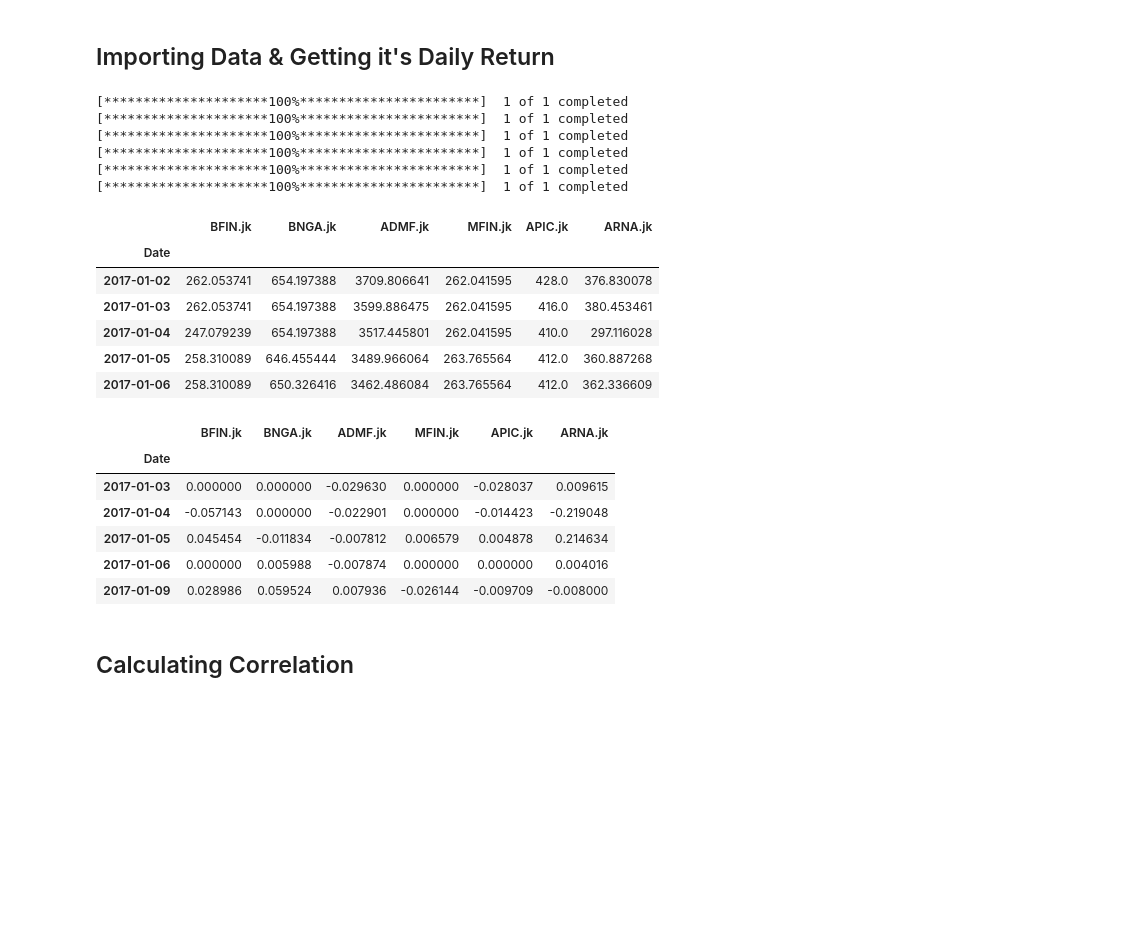
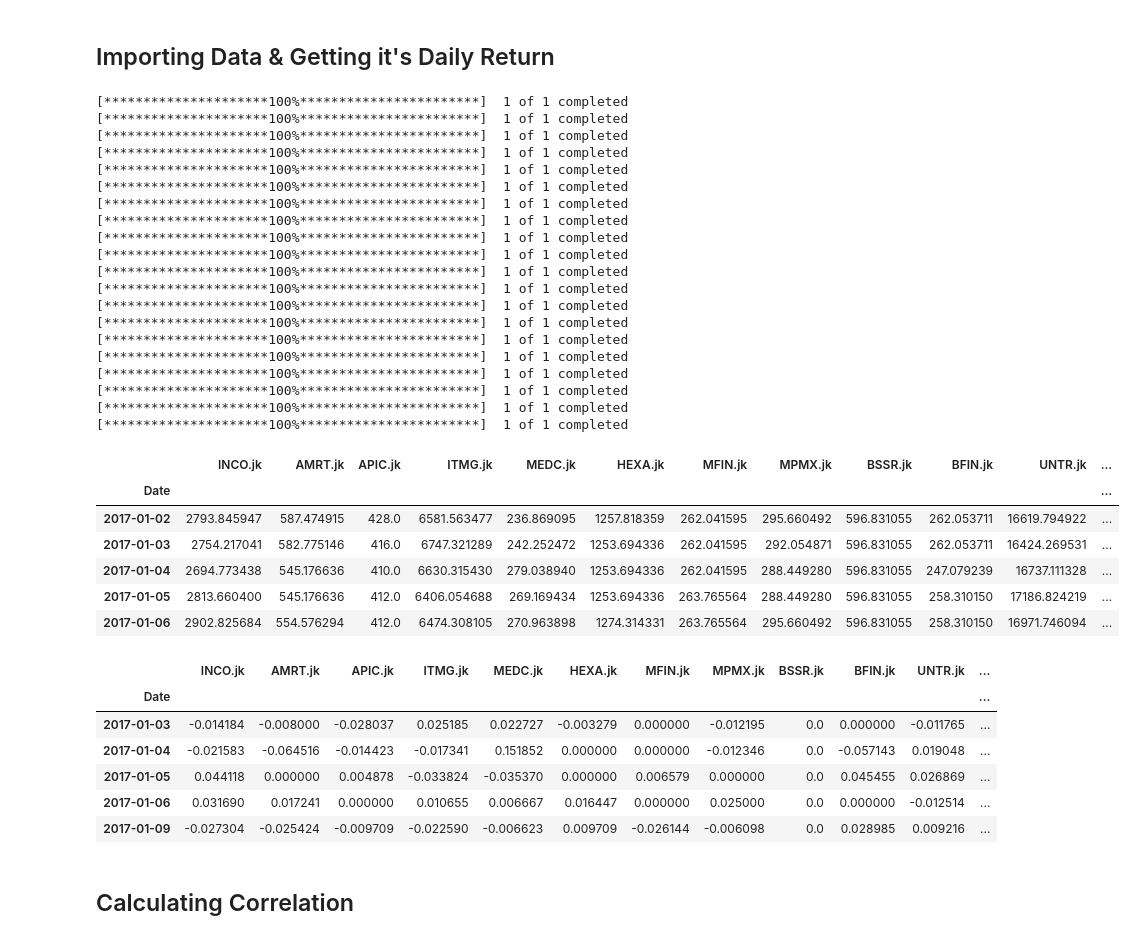
Before and after one commit to teguharia172/morgan, a Jupyter notebook: course/risk_covariance_correlation/calculating_correlation.ipynb, the cells around one changed output. Cells and saved outputs as stored; diff of their text form; code cells hidden in the pictures; blank space fills up the shorter version.

```diff
--- a/course/risk_covariance_correlation/calculating_correlation.ipynb
+++ b/course/risk_covariance_correlation/calculating_correlation.ipynb
@@ -12,37 +12,51 @@ yfinance.pdr_override()
 # %% [markdown]
 ## Importing Data & Getting it's Daily Return
 # %%
-tickers = ['BFIN.jk', 'BNGA.jk', 'ADMF.jk', 'MFIN.jk', 'APIC.jk', 'ARNA.jk']
+tickers = ['INCO.jk', 'AMRT.jk', 'APIC.jk', 'ITMG.jk', 'MEDC.jk', 'HEXA.jk', 'MFIN.jk', 'MPMX.jk', 'BSSR.jk', 'BFIN.jk', 'UNTR.jk', 'ARNA.jk', 'UNTR.jk','ADMF.jk','MBAP.jk','MTDL.jk','ADRO.jk','SRTG.jk','INDF.jk', 'BYAN.jk']
 financial_institution = pd.DataFrame()
 for ticker in tickers :
     financial_institution[ticker] = wb.get_data_yahoo(ticker, start = '2017-01-01', end = '2023-04-01')['Adj Close']
 financial_institution.head()
 # %% [output]
 [*********************100%***********************]  1 of 1 completed
 [*********************100%***********************]  1 of 1 completed
 [*********************100%***********************]  1 of 1 completed
 [*********************100%***********************]  1 of 1 completed
 [*********************100%***********************]  1 of 1 completed
 [*********************100%***********************]  1 of 1 completed
+[*********************100%***********************]  1 of 1 completed
+[*********************100%***********************]  1 of 1 completed
+[*********************100%***********************]  1 of 1 completed
+[*********************100%***********************]  1 of 1 completed
+[*********************100%***********************]  1 of 1 completed
+[*********************100%***********************]  1 of 1 completed
+[*********************100%***********************]  1 of 1 completed
+[*********************100%***********************]  1 of 1 completed
+[*********************100%***********************]  1 of 1 completed
+[*********************100%***********************]  1 of 1 completed
+[*********************100%***********************]  1 of 1 completed
+[*********************100%***********************]  1 of 1 completed
+[*********************100%***********************]  1 of 1 completed
+[*********************100%***********************]  1 of 1 completed
-|  | BFIN.jk | BNGA.jk | ADMF.jk | MFIN.jk | APIC.jk | ARNA.jk |
-| Date |  |  |  |  |  |  |
-| 2017-01-02 | 262.053741 | 654.197388 | 3709.806641 | 262.041595 | 428.0 | 376.830078 |
-| 2017-01-03 | 262.053741 | 654.197388 | 3599.886475 | 262.041595 | 416.0 | 380.453461 |
-| 2017-01-04 | 247.079239 | 654.197388 | 3517.445801 | 262.041595 | 410.0 | 297.116028 |
-| 2017-01-05 | 258.310089 | 646.455444 | 3489.966064 | 263.765564 | 412.0 | 360.887268 |
-| 2017-01-06 | 258.310089 | 650.326416 | 3462.486084 | 263.765564 | 412.0 | 362.336609 |
+|  | INCO.jk | AMRT.jk | APIC.jk | ITMG.jk | MEDC.jk | HEXA.jk | MFIN.jk | MPMX.jk | BSSR.jk | BFIN.jk | UNTR.jk | ... |
+| Date |  |  |  |  |  |  |  |  |  |  |  | ... |
+| 2017-01-02 | 2793.845947 | 587.474915 | 428.0 | 6581.563477 | 236.869095 | 1257.818359 | 262.041595 | 295.660492 | 596.831055 | 262.053711 | 16619.794922 | ... |
+| 2017-01-03 | 2754.217041 | 582.775146 | 416.0 | 6747.321289 | 242.252472 | 1253.694336 | 262.041595 | 292.054871 | 596.831055 | 262.053711 | 16424.269531 | ... |
+| 2017-01-04 | 2694.773438 | 545.176636 | 410.0 | 6630.315430 | 279.038940 | 1253.694336 | 262.041595 | 288.449280 | 596.831055 | 247.079239 | 16737.111328 | ... |
+| 2017-01-05 | 2813.660400 | 545.176636 | 412.0 | 6406.054688 | 269.169434 | 1253.694336 | 263.765564 | 288.449280 | 596.831055 | 258.310150 | 17186.824219 | ... |
+| 2017-01-06 | 2902.825684 | 554.576294 | 412.0 | 6474.308105 | 270.963898 | 1274.314331 | 263.765564 | 295.660492 | 596.831055 | 258.310150 | 16971.746094 | ... |
 # %%
 daily_return = financial_institution.pct_change()
 daily_return.dropna(inplace = True)
 daily_return.head()
 # %% [output]
-|  | BFIN.jk | BNGA.jk | ADMF.jk | MFIN.jk | APIC.jk | ARNA.jk |
-| Date |  |  |  |  |  |  |
-| 2017-01-03 | 0.000000 | 0.000000 | -0.029630 | 0.000000 | -0.028037 | 0.009615 |
-| 2017-01-04 | -0.057143 | 0.000000 | -0.022901 | 0.000000 | -0.014423 | -0.219048 |
-| 2017-01-05 | 0.045454 | -0.011834 | -0.007812 | 0.006579 | 0.004878 | 0.214634 |
-| 2017-01-06 | 0.000000 | 0.005988 | -0.007874 | 0.000000 | 0.000000 | 0.004016 |
-| 2017-01-09 | 0.028986 | 0.059524 | 0.007936 | -0.026144 | -0.009709 | -0.008000 |
+|  | INCO.jk | AMRT.jk | APIC.jk | ITMG.jk | MEDC.jk | HEXA.jk | MFIN.jk | MPMX.jk | BSSR.jk | BFIN.jk | UNTR.jk | ... |
+| Date |  |  |  |  |  |  |  |  |  |  |  | ... |
+| 2017-01-03 | -0.014184 | -0.008000 | -0.028037 | 0.025185 | 0.022727 | -0.003279 | 0.000000 | -0.012195 | 0.0 | 0.000000 | -0.011765 | ... |
+| 2017-01-04 | -0.021583 | -0.064516 | -0.014423 | -0.017341 | 0.151852 | 0.000000 | 0.000000 | -0.012346 | 0.0 | -0.057143 | 0.019048 | ... |
+| 2017-01-05 | 0.044118 | 0.000000 | 0.004878 | -0.033824 | -0.035370 | 0.000000 | 0.006579 | 0.000000 | 0.0 | 0.045455 | 0.026869 | ... |
+| 2017-01-06 | 0.031690 | 0.017241 | 0.000000 | 0.010655 | 0.006667 | 0.016447 | 0.000000 | 0.025000 | 0.0 | 0.000000 | -0.012514 | ... |
+| 2017-01-09 | -0.027304 | -0.025424 | -0.009709 | -0.022590 | -0.006623 | 0.009709 | -0.026144 | -0.006098 | 0.0 | 0.028985 | 0.009216 | ... |
 # %% [markdown]
 ## Calculating Correlation
 # %%
```
Also changed, not shown: parts of 2 cells of this notebook.
